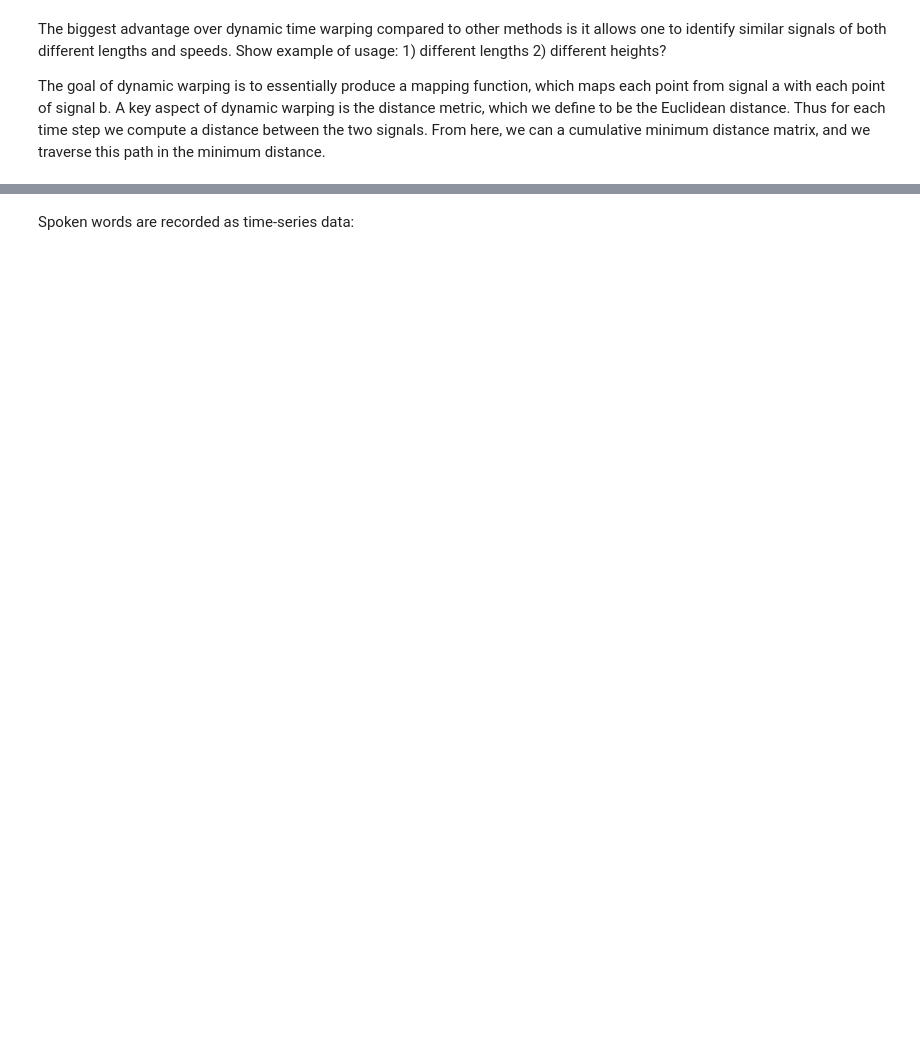
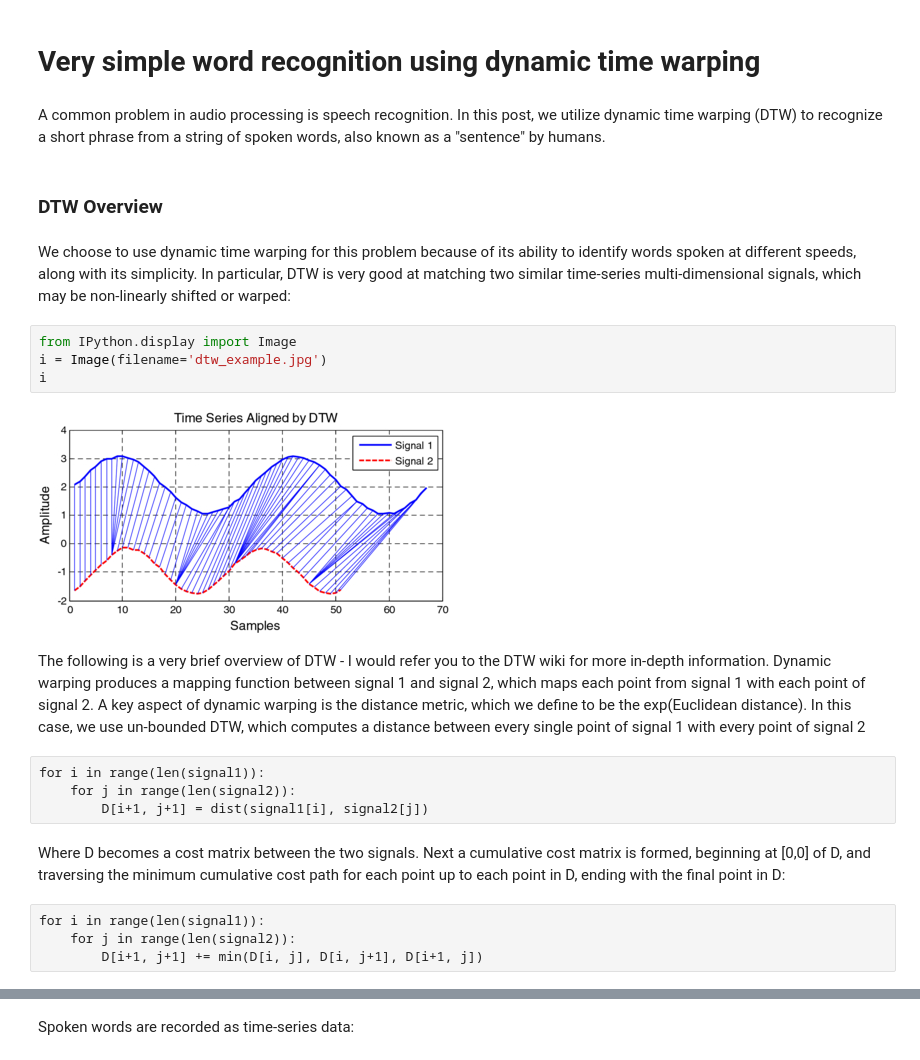
Before and after one commit to crawles/dtw, a Jupyter notebook: Sound_Recognition_DTW.ipynb, the cells around one changed output, grey strips where cells are left out. Cells and saved outputs as stored; diff of their text form; blank space fills up the shorter version.

```diff
--- a/Sound_Recognition_DTW.ipynb
+++ b/Sound_Recognition_DTW.ipynb
@@ -3,4 +1,26 @@
-# %% [markdown]
-The biggest advantage over dynamic time warping compared to other methods is it allows one to identify similar signals of both different lengths and speeds. Show example of usage: 1) different lengths 2) different heights?
-
-The goal of dynamic warping is to essentially produce a mapping function, which maps each point from signal a with each point of signal b. A key aspect of dynamic warping is the distance metric, which we define to be the Euclidean distance. Thus for each time step we compute a distance between the two signals. From here, we can a cumulative minimum distance matrix, and we traverse this path in the minimum distance.
+# %% [markdown]
+# Very simple word recognition using dynamic time warping
+# %% [markdown]
+A common problem in audio processing is speech recognition. In this post, we utilize dynamic time warping (DTW) to recognize a short phrase from a string of spoken words, also known as a "sentence" by humans.
+# %% [markdown]
+### DTW Overview
+# %% [markdown]
+We choose to use dynamic time warping for this problem because of its ability to identify words spoken at different speeds, along with its simplicity. In particular, DTW is very good at matching two similar time-series multi-dimensional signals, which may be non-linearly shifted or warped:
+# %%
+from IPython.display import Image
+i = Image(filename='dtw_example.jpg')
+i
+# %% [output]
+[figure, added]
+# %% [markdown]
+The following is a very brief overview of DTW - I would refer you to the DTW wiki for more in-depth information. Dynamic warping produces a mapping function between signal 1 and signal 2, which maps each point from signal 1 with each point of signal 2. A key aspect of dynamic warping is the distance metric, which we define to be the exp(Euclidean distance). In this case, we use un-bounded DTW, which computes a distance between every single point of signal 1 with every point of signal 2
+# %% [raw]
+for i in range(len(signal1)):
+    for j in range(len(signal2)):
+        D[i+1, j+1] = dist(signal1[i], signal2[j])
+# %% [markdown]
+Where D becomes a cost matrix between the two signals. Next a cumulative cost matrix is formed, beginning at [0,0] of D, and traversing the minimum cumulative cost path for each point up to each point in D, ending with the final point in D:
+# %% [raw]
+for i in range(len(signal1)):
+    for j in range(len(signal2)):
+        D[i+1, j+1] += min(D[i, j], D[i, j+1], D[i+1, j])
```
Also changed, not shown: parts of 36 cells of this notebook, 3 other files.
